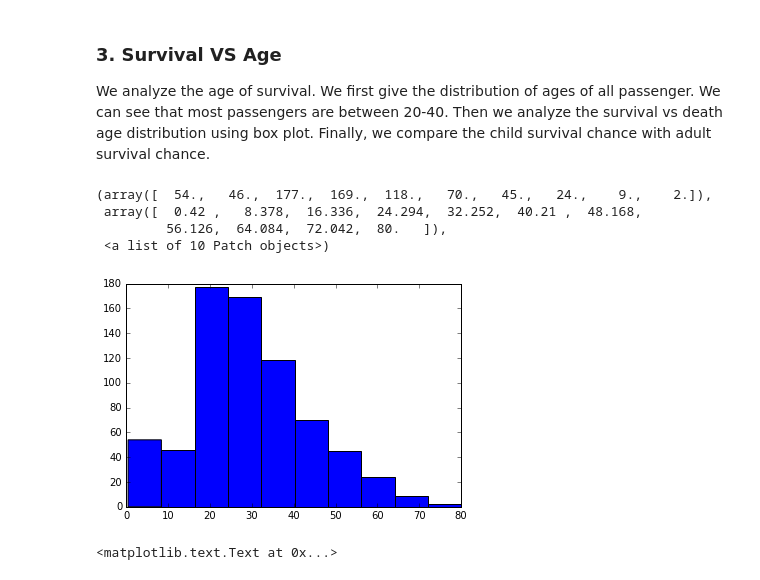
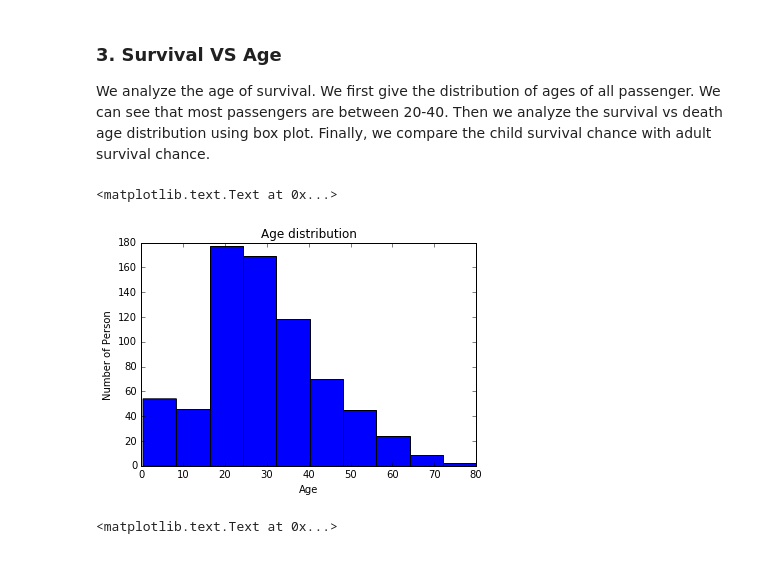
Before and after one commit to peweew/DataScienceU, a Jupyter notebook: Project 2 IntroToDataScience/Titanic Data Analysis.ipynb, the cells around one changed output. Saved outputs shown, nothing was run; the diff lists cells and outputs as text; code cells hidden in the pictures.

```diff
--- a/Project 2 IntroToDataScience/Titanic Data Analysis.ipynb
+++ b/Project 2 IntroToDataScience/Titanic Data Analysis.ipynb
@@ -153,13 +156,13 @@ We analyze the age of survival. We first give the distribution of ages of all pa
 # %%
 age = titanic_dataframe['Age'].dropna(axis = 0, how = 'any')
 
 plt.hist(age)
+plt.xlabel('Age')
+plt.ylabel('Number of Person')
+plt.title('Age distribution')
 # %% [output]
-(array([  54.,   46.,  177.,  169.,  118.,   70.,   45.,   24.,    9.,    2.]),
- array([  0.42 ,   8.378,  16.336,  24.294,  32.252,  40.21 ,  48.168,
-         56.126,  64.084,  72.042,  80.   ]),
- <a list of 10 Patch objects>)
+<matplotlib.text.Text at 0x...>
-[figure, old version]
+[figure, new version]
 # %%
 
 survive_age = titanic_dataframe[['Survived','Age']].dropna(axis = 0, how = 'any')
```
Also changed, not shown: parts of 6 cells of this notebook, 2 other files.
